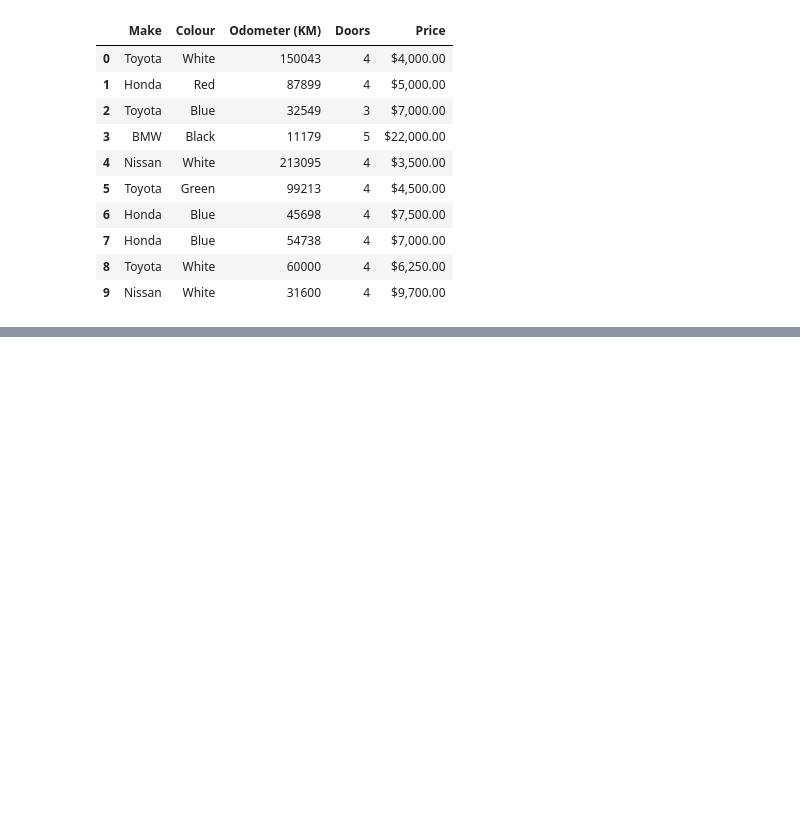
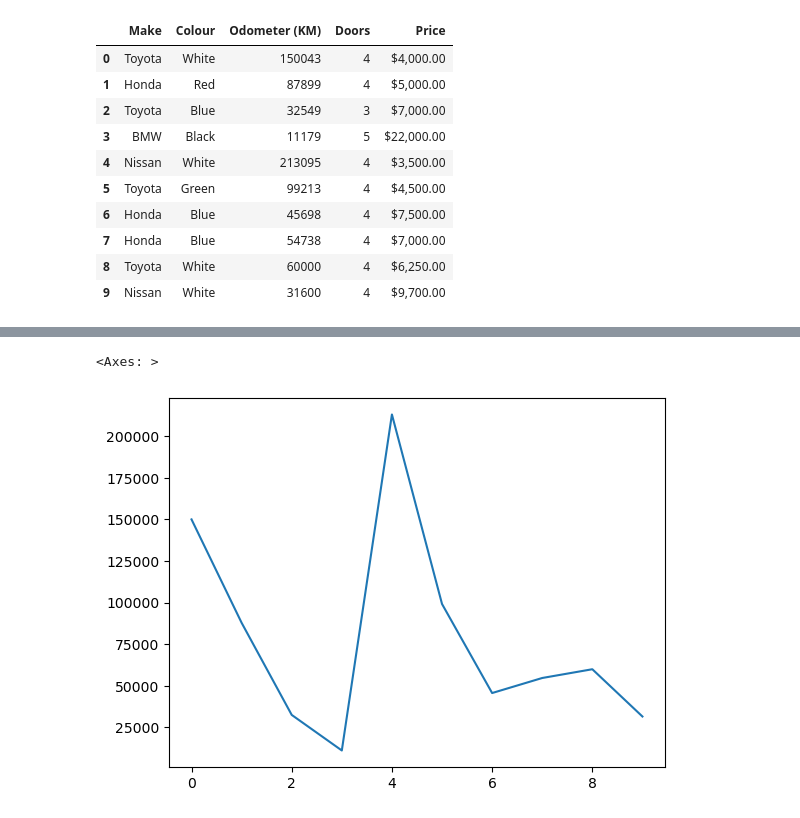
Before and after one commit to olivergarciarg/022_ML_trainning, a Jupyter notebook: sample_project_01/intro-to-pandas.ipynb, the cells around one changed output, grey strips where cells are left out. Cells and saved outputs as stored; diff of their text form; code cells hidden in the pictures; blank space fills up the shorter version.

```diff
--- a/sample_project_01/intro-to-pandas.ipynb
+++ b/sample_project_01/intro-to-pandas.ipynb
@@ -63,0 +314,5 @@ exported_car_sales
+# %%
+car_sales["Odometer (KM)"].plot()
+# %% [output]
+<Axes: >
+[figure, added]
```
Also changed, not shown: parts of 35 cells of this notebook.
